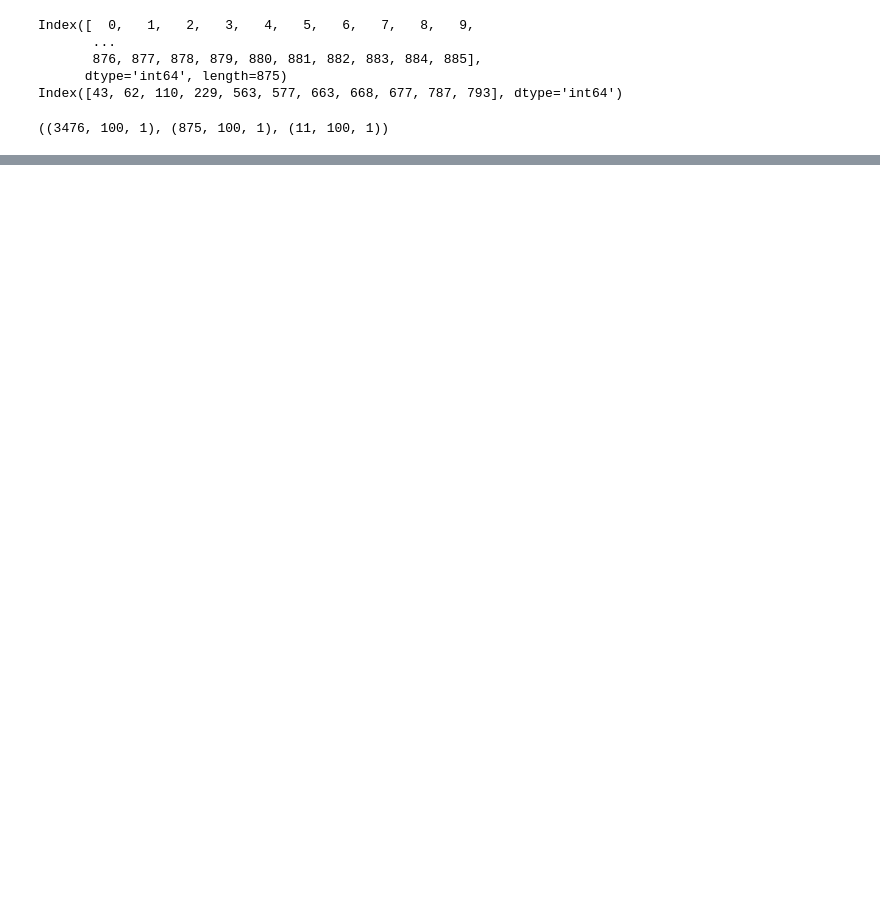
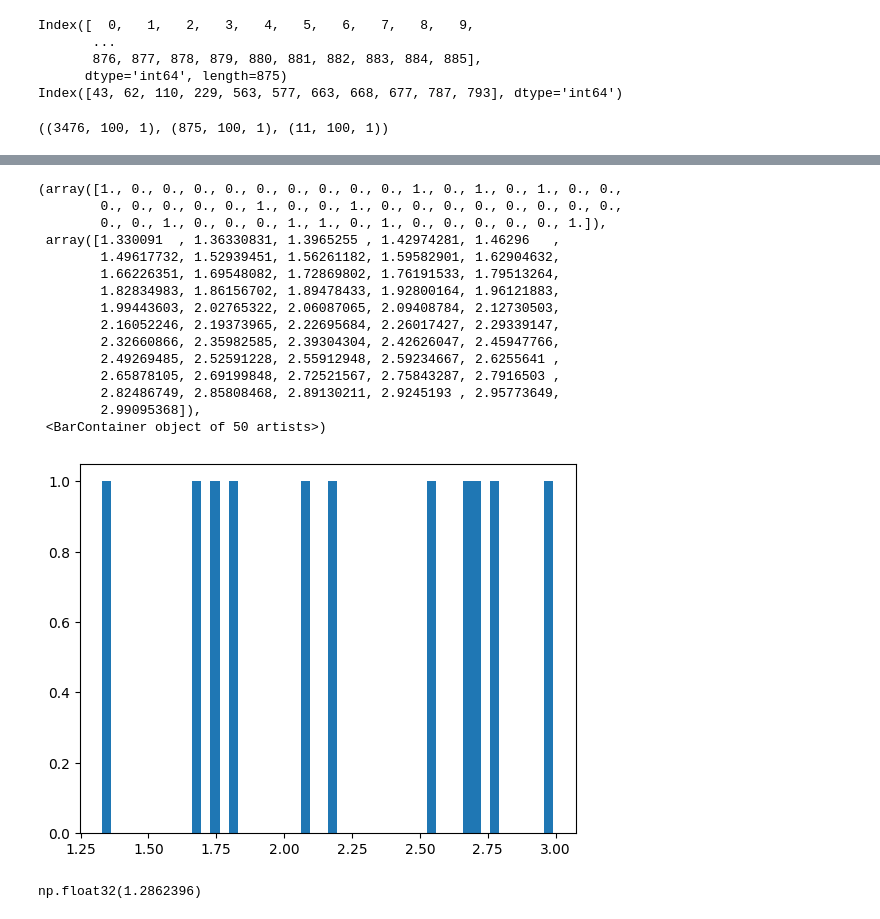
Before and after one commit to Ziyi-star/Bachelor-Project, a Jupyter notebook: notebooks/Handlebar/03-Lstm__Handlebar_tensorflow_v1.ipynb, the cells around one changed output, grey strips where cells are left out. Drawn from its saved outputs; the diff is of its cells as text; code cells hidden in the pictures; blank space fills up the shorter version.

```diff
--- a/notebooks/Handlebar/03-Lstm__Handlebar_tensorflow_v1.ipynb
+++ b/notebooks/Handlebar/03-Lstm__Handlebar_tensorflow_v1.ipynb
@@ -196,0 +222,5 @@ plt.legend()
+# %%
+reconstruction_abnormal = model.predict(abnormal_test_data_scaled)
+train_loss_abnormal = tf.keras.losses.mae(reconstruction_abnormal, abnormal_test_data_scaled)
+plt.hist(train_loss_abnormal, bins=50)
+# %% [output]
@@ -196,0 +228,22 @@ plt.legend()
+(array([1., 0., 0., 0., 0., 0., 0., 0., 0., 0., 1., 0., 1., 0., 1., 0., 0.,
+        0., 0., 0., 0., 0., 1., 0., 0., 1., 0., 0., 0., 0., 0., 0., 0., 0.,
+        0., 0., 1., 0., 0., 0., 1., 1., 0., 1., 0., 0., 0., 0., 0., 1.]),
+ array([1.330091  , 1.36330831, 1.3965255 , 1.42974281, 1.46296   ,
+        1.49617732, 1.52939451, 1.56261182, 1.59582901, 1.62904632,
+        1.66226351, 1.69548082, 1.72869802, 1.76191533, 1.79513264,
+        1.82834983, 1.86156702, 1.89478433, 1.92800164, 1.96121883,
+        1.99443603, 2.02765322, 2.06087065, 2.09408784, 2.12730503,
+        2.16052246, 2.19373965, 2.22695684, 2.26017427, 2.29339147,
+        2.32660866, 2.35982585, 2.39304304, 2.42626047, 2.45947766,
+        2.49269485, 2.52591228, 2.55912948, 2.59234667, 2.6255641 ,
+        2.65878105, 2.69199848, 2.72521567, 2.75843287, 2.7916503 ,
+        2.82486749, 2.85808468, 2.89130211, 2.9245193 , 2.95773649,
+        2.99095368]),
+ <BarContainer object of 50 artists>)
+[figure, added]
+# %%
+# threshold auswählen nach business logic
+threshold = np.mean(train_loss) + 2*np.std(train_loss)
+threshold
+# %% [output]
+np.float32(1.2862396)
```
Also changed, not shown: parts of 10 cells of this notebook.
